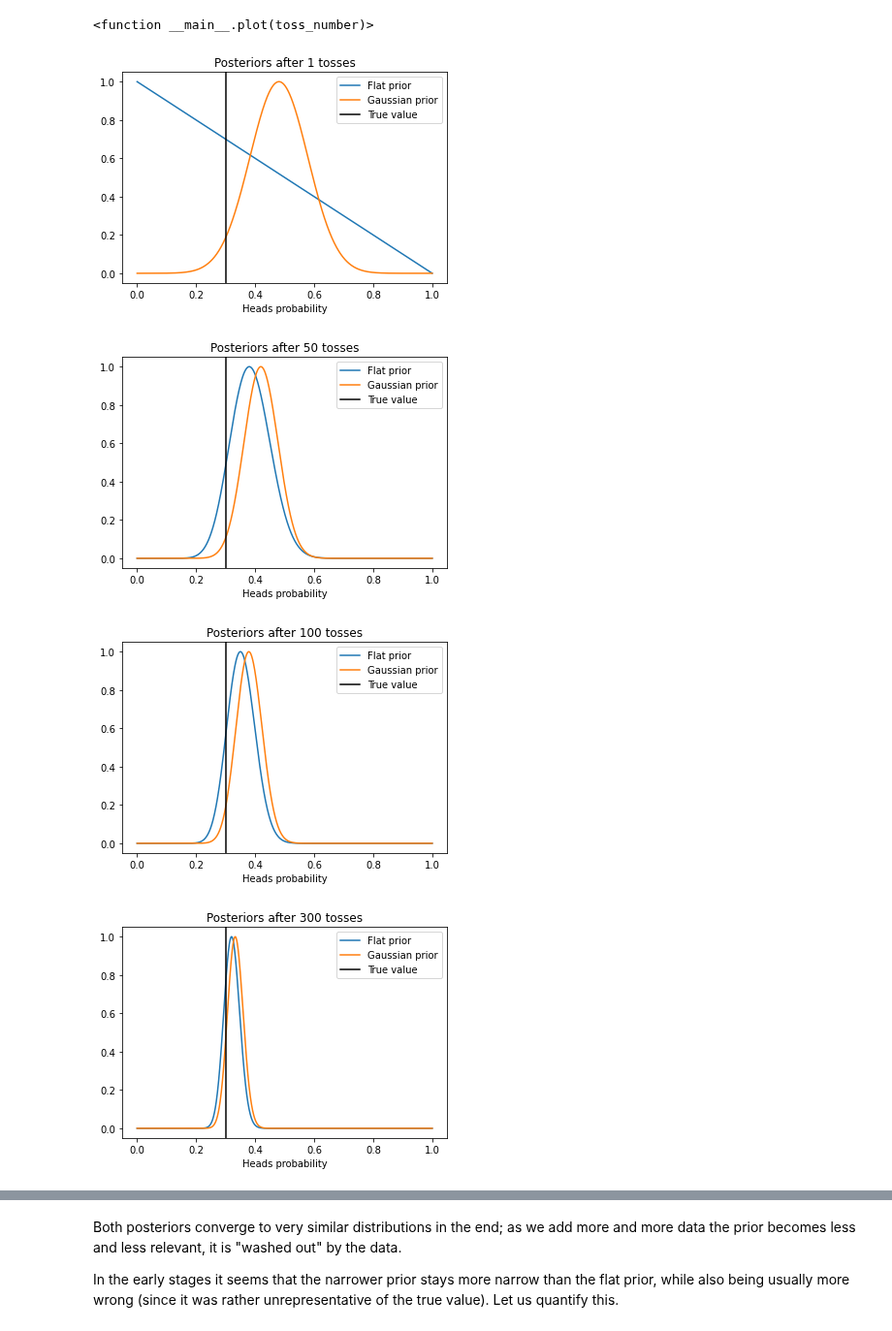
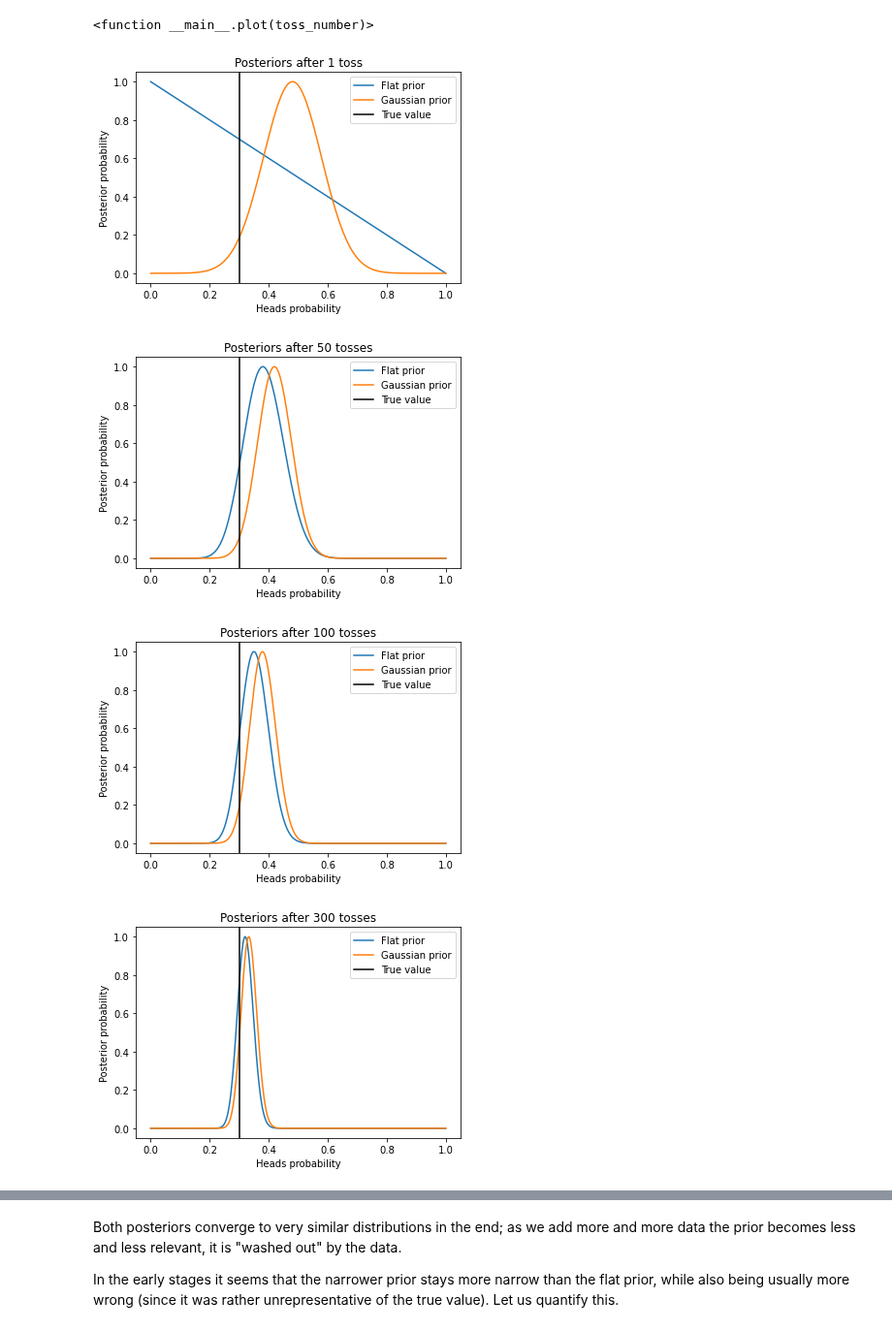
Before and after one commit to jacopok/notes, a Jupyter notebook: ap_third_semester/astrostat_homework/exercises_123.ipynb, the cells around one changed output, grey strips where cells are left out. Shown at 97% size. Cells and saved outputs as stored; diff of their text form; code cells hidden in the pictures.

```diff
--- a/ap_third_semester/astrostat_homework/exercises_123.ipynb
+++ b/ap_third_semester/astrostat_homework/exercises_123.ipynb
@@ -39,15 +76,34 @@ for n in range(N_max):
     heads_running_total += h
     heads.append(heads_running_total)
 # %%
+# generate a vector of samples of our parameter, the probability to obtain heads
 H_samples = np.linspace(0+1e-12, 1-1e-12, num=1000)
 # since we work with log-likelihoods and such, some fudging of the boundaries is needed
 # in order to achieve numerical stability
 
-gaussian_prior = np.exp(- (H_samples - .5)**2 / 2 / 0.1**2)
+# we work with two possible choices of prior: a flat one and a Gaussian one
+# here we define the Gaussian prior with mean 0.5 and standard deviation 0.1,
+# without normalization since we will normalize later
+gaussian_prior = np.exp(- (H_samples - .5)**2 / 2 / .1**2)
+
+
 
 def plot(toss_number):
-    likelihood = binomial_distribution(H_samples, heads[toss_number], toss_number)
-    likelihood /= np.max(likelihood)
+    """
+    Given a `toss_number`, which should be between 0 and `N_max`-1
+    generate a plot of the posterior pdfs we find starting from a
+    Gaussian posterior and a flat posterior.
+
+    Uses variables `heads`, `H_samples` and `gaussian_prior`
+    from the environment, this is not good practice but it makes
+    things simpler for the interactive plot.
+    """
+
+    try:
+        likelihood = binomial_distribution(H_samples, heads[toss_number], toss_number)
+    except(IndexError):
+        print(f'We have not simulated {toss_number} tosses!')
+        return(None)
     posterior_flat_prior = np.copy(likelihood)
     posterior_gaussian_prior = gaussian_prior * likelihood
     posterior_gaussian_prior /= np.max(posterior_gaussian_prior)
@@ -55,7 +111,12 @@ def plot(toss_number):
     plt.plot(H_samples, posterior_gaussian_prior, label='Gaussian prior')
     plt.axvline(H, c='black', label='True value')
     plt.xlabel('Heads probability')
+    plt.ylabel('Posterior probability')
     plt.legend()
+    return(None)
+
+# this generates an interactive plot,
+# with a slider allowing one to vary the number of tosses.
 
 interact(plot, toss_number=(0,N_max -1,1))
 # %% [output]
@@ -64,13 +125,14 @@ interactive(children=(IntSlider(value=2499, description='toss_number', max=4999)
 # %%
 # Here are the required plots
 
 chosen_toss_numbers = [1, 50,100, 300, 700, 1000]
 for n in chosen_toss_numbers:
     plot(n)
-    plt.title(f'Posteriors after {n} tosses')
+    suffix = '' if n==1 else 'es'
+    plt.title(f'Posteriors after {n} toss{suffix}')
     plt.show()
 # %% [output]
-[figure, old version]
+[figure, new version]
-[figure, old version]
+[figure, new version]
-[figure, old version]
+[figure, new version]
-[figure, old version]
+[figure, new version]
```
Also changed, not shown: parts of 14 cells of this notebook, 1 other file.
